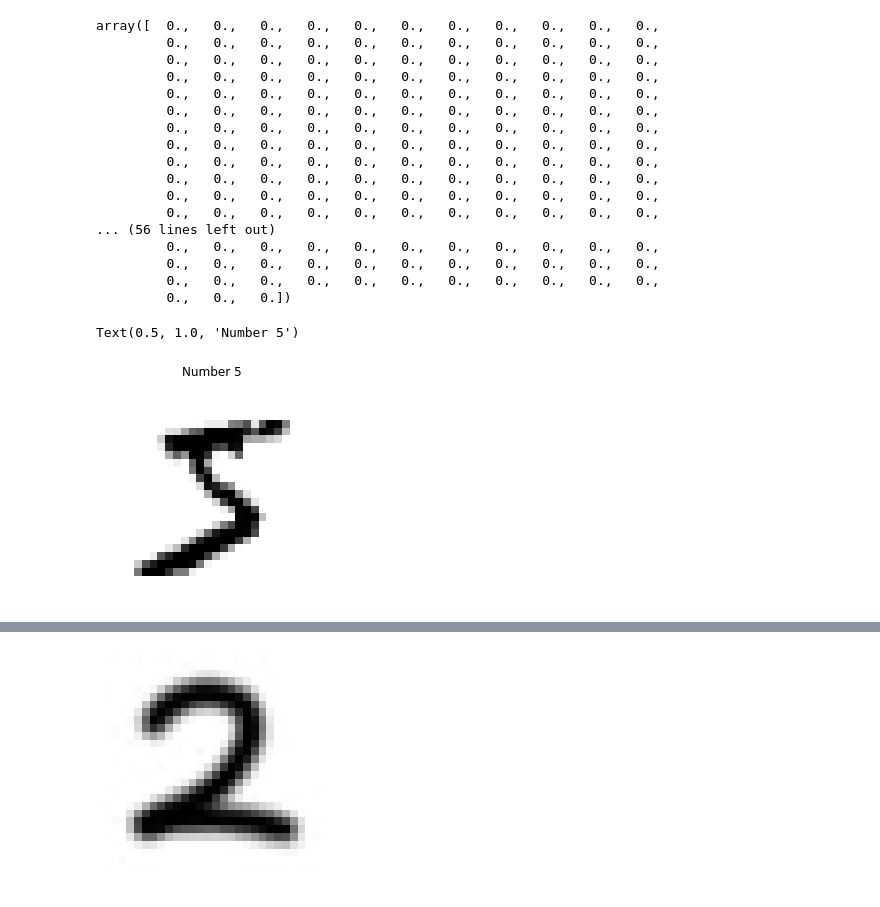
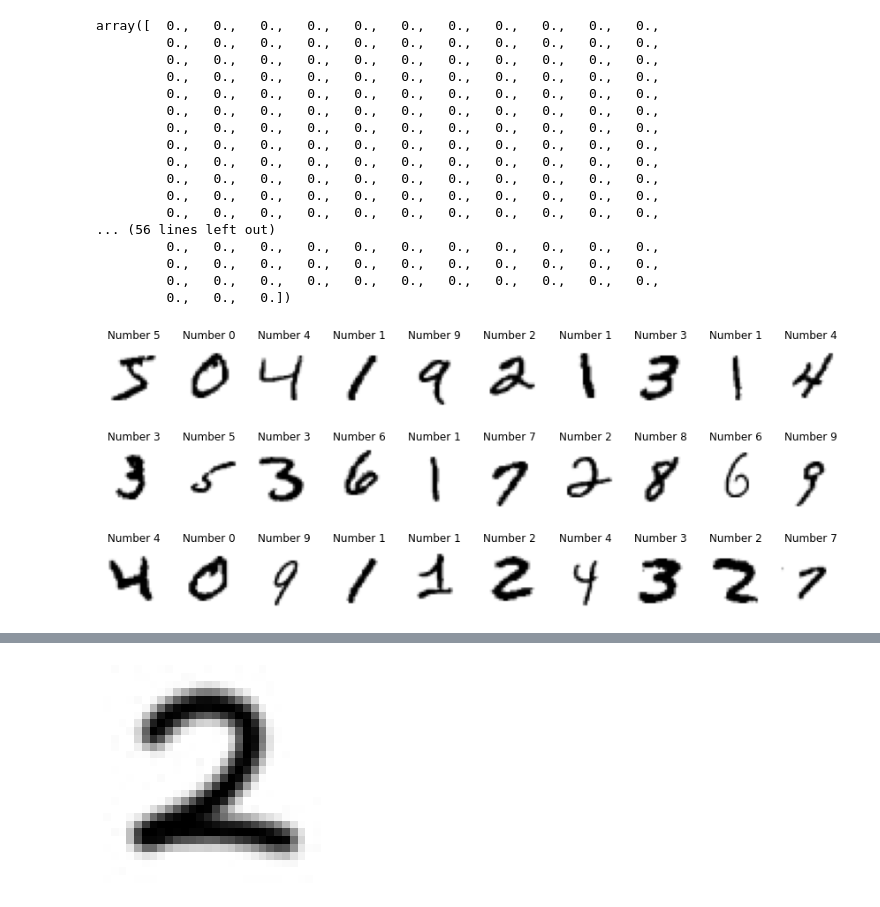
Before and after one commit to ashdrex/char-recognition, a Jupyter notebook: main.ipynb, the cells around one changed output, grey strips where cells are left out. Drawn from its saved outputs; the diff is of its cells as text; code cells hidden in the pictures.

```diff
--- a/main.ipynb
+++ b/main.ipynb
@@ -7,8 +7,14 @@ from sklearn.neighbors import KNeighborsClassifier
 # %%
 mnist = datasets.fetch_openml('mnist_784')
 # %%
-X = mnist.data[:30000]
+X = mnist['data']
 print(X.shape)
-y = mnist.target[:30000]
+y = mnist['target']
 print(y.shape)
+
+"""for time sake, change number of images. else, comment out"""
+X = X[:3000]
+y = y[:3000]
+print(X.shape)
+print(y.shape)
 # %% [output]
@@ -35,17 +43,16 @@ array([  0.,   0.,   0.,   0.,   0.,   0.,   0.,   0.,   0.,   0.,   0.,
          0.,   0.,   0.,   0.,   0.,   0.,   0.,   0.,   0.,   0.,   0.,
          0.,   0.,   0.,   0.,   0.,   0.,   0.,   0.,   0.,   0.,   0.,
          0.,   0.,   0.])
-# %%
-# plot sample array
-
-n = 0
-sample = mnist.data[n]
-plt.imshow(np.reshape(sample, (28,28)), cmap = plt.cm.gray_r)
-plt.axis('off')
-plt.title('Number ' + str(y[n]))
-# %% [output]
-Text(0.5, 1.0, 'Number 5')
-[figure, removed]
+# %%
+# plot samples
+
+fig, ax = plt.subplots(3, 10, figsize=(15,6))
+for ax, img, num in zip(ax.ravel(), X, y):
+    ax.axis('off')
+    ax.imshow(np.reshape(img, (28,28)), cmap = plt.cm.gray_r)
+    ax.set_title('Number ' + str(num))
+# %% [output]
+[figure, added]
 # %%
 # split data into training and testing
 
```
Also changed, not shown: parts of 10 cells of this notebook, 6 other files.
